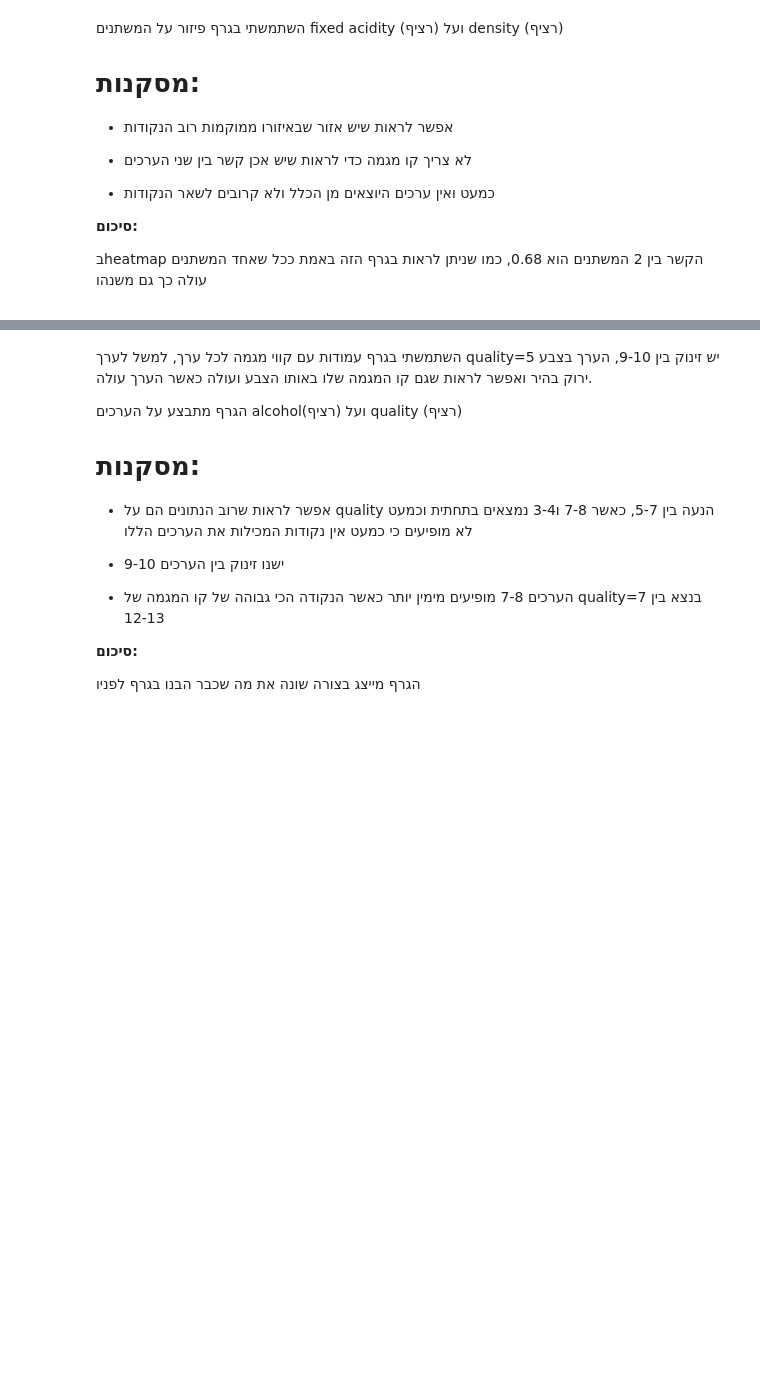
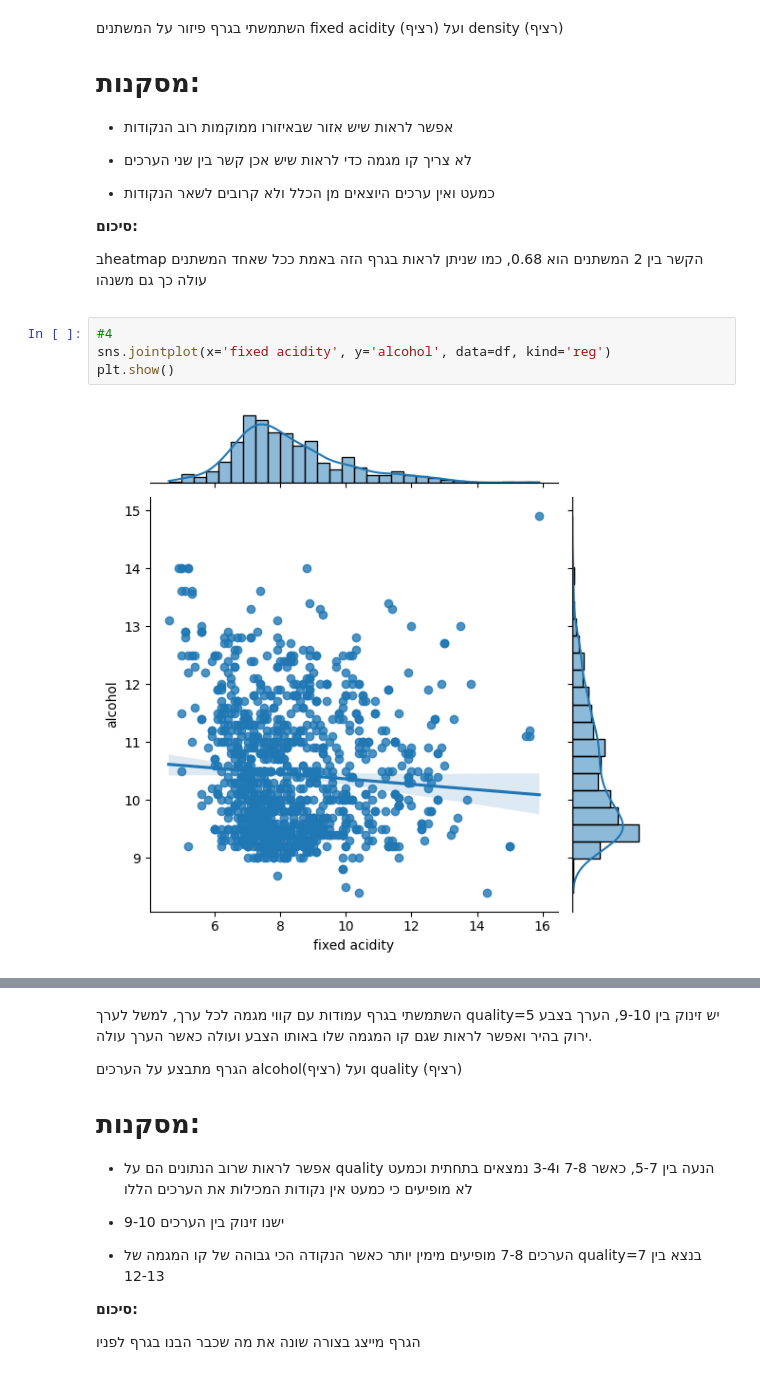
Before and after one commit to Noa810/gal, a Jupyter notebook: wine.ipynb, the cells around one changed output, grey strips where cells are left out. Cells and saved outputs as stored; diff of their text form; blank space fills up the shorter version.

```diff
--- a/wine.ipynb
+++ b/wine.ipynb
@@ -328,3 +328,9 @@ plt.show()
 **סיכום:**
 
 בheatmap הקשר בין 2 המשתנים הוא 0.68, כמו שניתן לראות בגרף הזה באמת ככל שאחד המשתנים עולה כך גם משנהו
+# %%
+#4
+sns.jointplot(x='fixed acidity', y='alcohol', data=df, kind='reg')
+plt.show()
+# %% [output]
+[figure, added]
```
Also changed, not shown: parts of 5 cells of this notebook.
